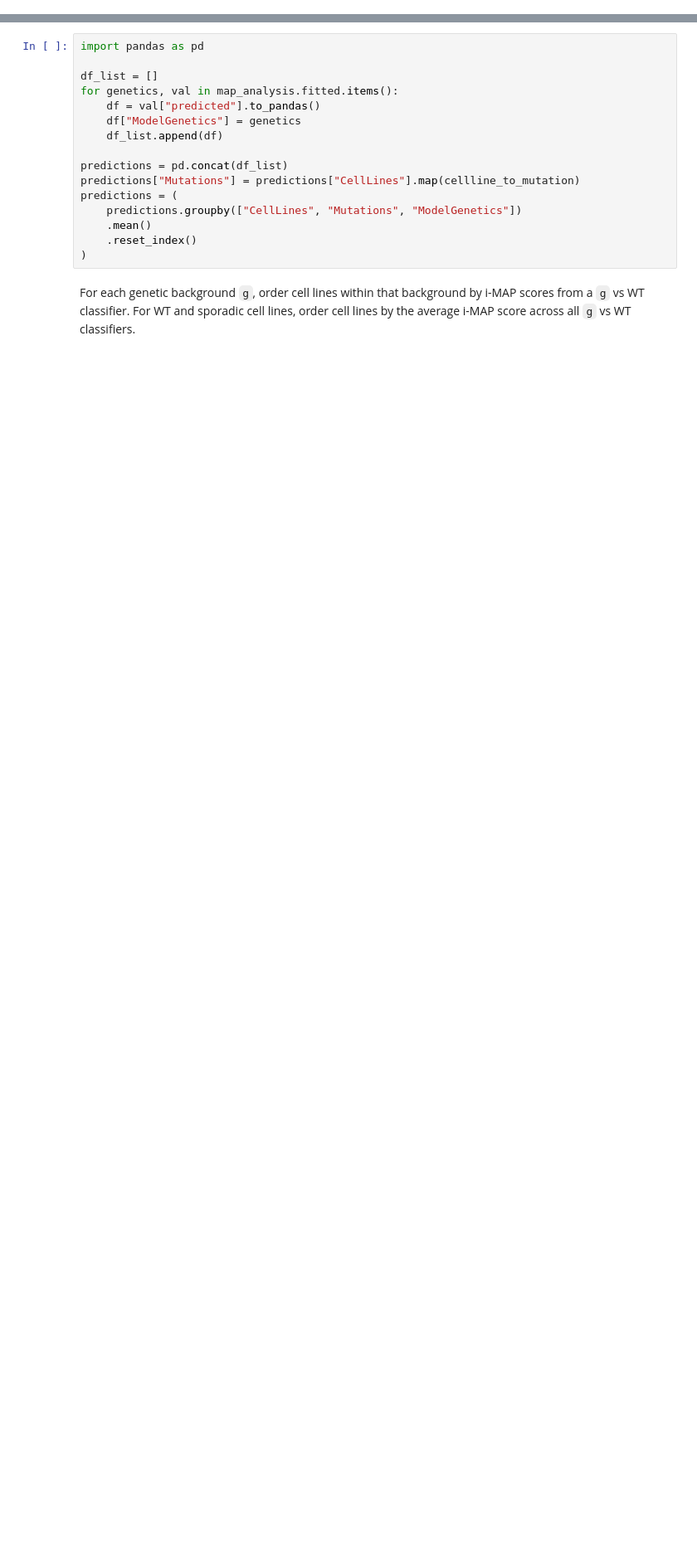
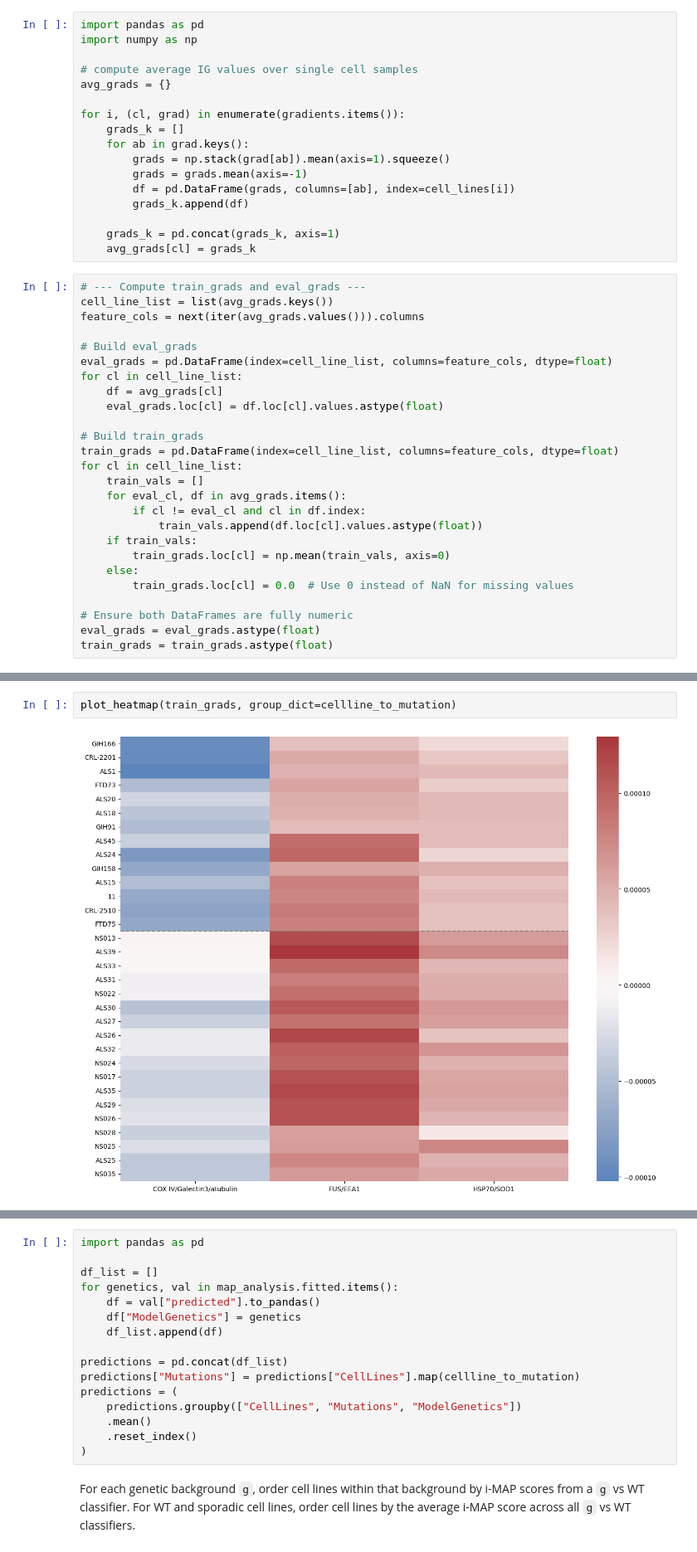
Before and after one commit to AltschulerWu-Lab/maps, a Jupyter notebook: template_analyses/pipelines/archive/posthoc_markers-ig.ipynb, the cells around one changed output, grey strips where cells are left out. Shown: that part at 83% size. Cells and saved outputs as stored; diff of their text form; blank space fills up the shorter version.

```diff
--- a/template_analyses/pipelines/posthoc.ipynb
+++ b/template_analyses/pipelines/archive/posthoc_markers-ig.ipynb
@@ -23,0 +101,43 @@ cellline_to_mutation = dict(zip(metadata["CellLines"], metadata["Mutations"]))
+# %%
+import pandas as pd
+import numpy as np
+
+# compute average IG values over single cell samples
+avg_grads = {}
+
+for i, (cl, grad) in enumerate(gradients.items()):
+    grads_k = []
+    for ab in grad.keys():
+        grads = np.stack(grad[ab]).mean(axis=1).squeeze()
+        grads = grads.mean(axis=-1)
+        df = pd.DataFrame(grads, columns=[ab], index=cell_lines[i])
+        grads_k.append(df)
+
+    grads_k = pd.concat(grads_k, axis=1)
+    avg_grads[cl] = grads_k
+# %%
+# --- Compute train_grads and eval_grads ---
+cell_line_list = list(avg_grads.keys())
+feature_cols = next(iter(avg_grads.values())).columns
+
+# Build eval_grads
+eval_grads = pd.DataFrame(index=cell_line_list, columns=feature_cols, dtype=float)
+for cl in cell_line_list:
+    df = avg_grads[cl]
+    eval_grads.loc[cl] = df.loc[cl].values.astype(float)
+
+# Build train_grads
+train_grads = pd.DataFrame(index=cell_line_list, columns=feature_cols, dtype=float)
+for cl in cell_line_list:
+    train_vals = []
+    for eval_cl, df in avg_grads.items():
+        if cl != eval_cl and cl in df.index:
+            train_vals.append(df.loc[cl].values.astype(float))
+    if train_vals:
+        train_grads.loc[cl] = np.mean(train_vals, axis=0)
+    else:
+        train_grads.loc[cl] = 0.0  # Use 0 instead of NaN for missing values
+
+# Ensure both DataFrames are fully numeric
+eval_grads = eval_grads.astype(float)
+train_grads = train_grads.astype(float)
@@ -23,0 +266,4 @@ cellline_to_mutation = dict(zip(metadata["CellLines"], metadata["Mutations"]))
+# %%
+plot_heatmap(train_grads, group_dict=cellline_to_mutation)
+# %% [output]
+[figure, added]
```
Also changed, not shown: parts of 9 cells of this notebook, 47 other files.
